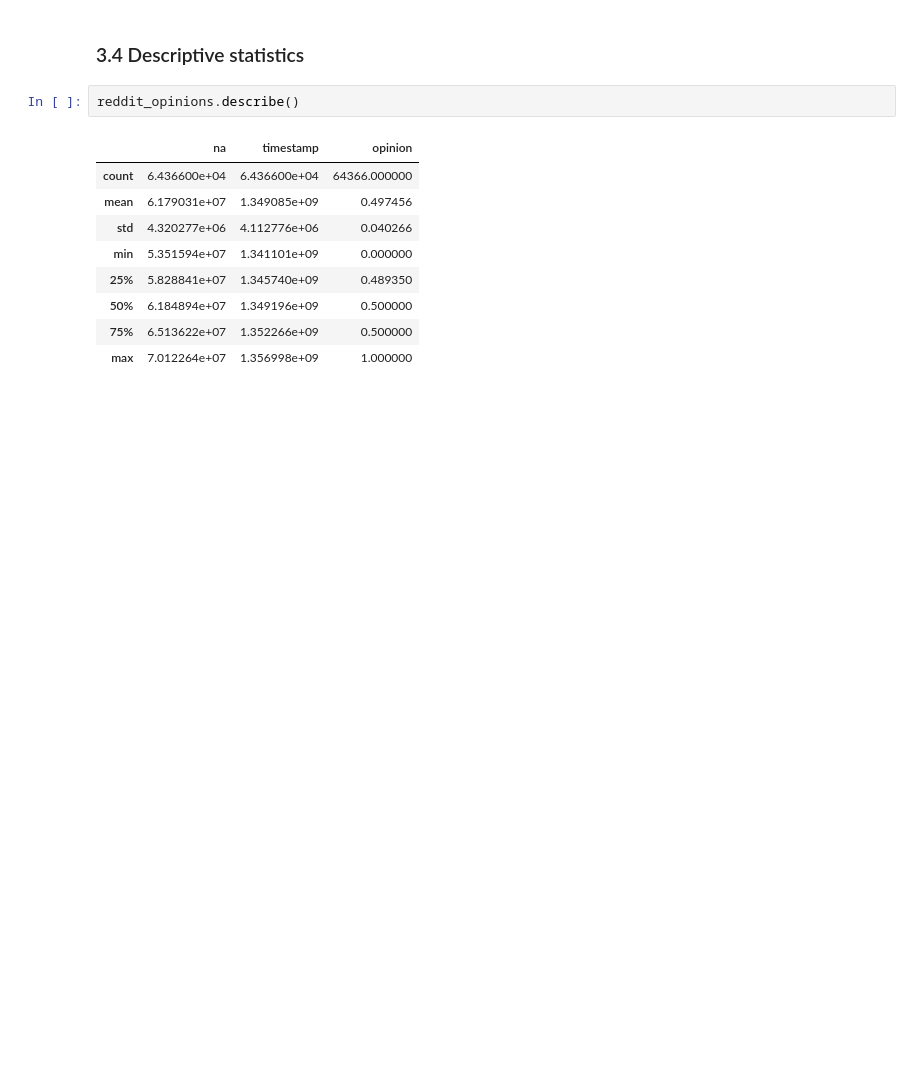
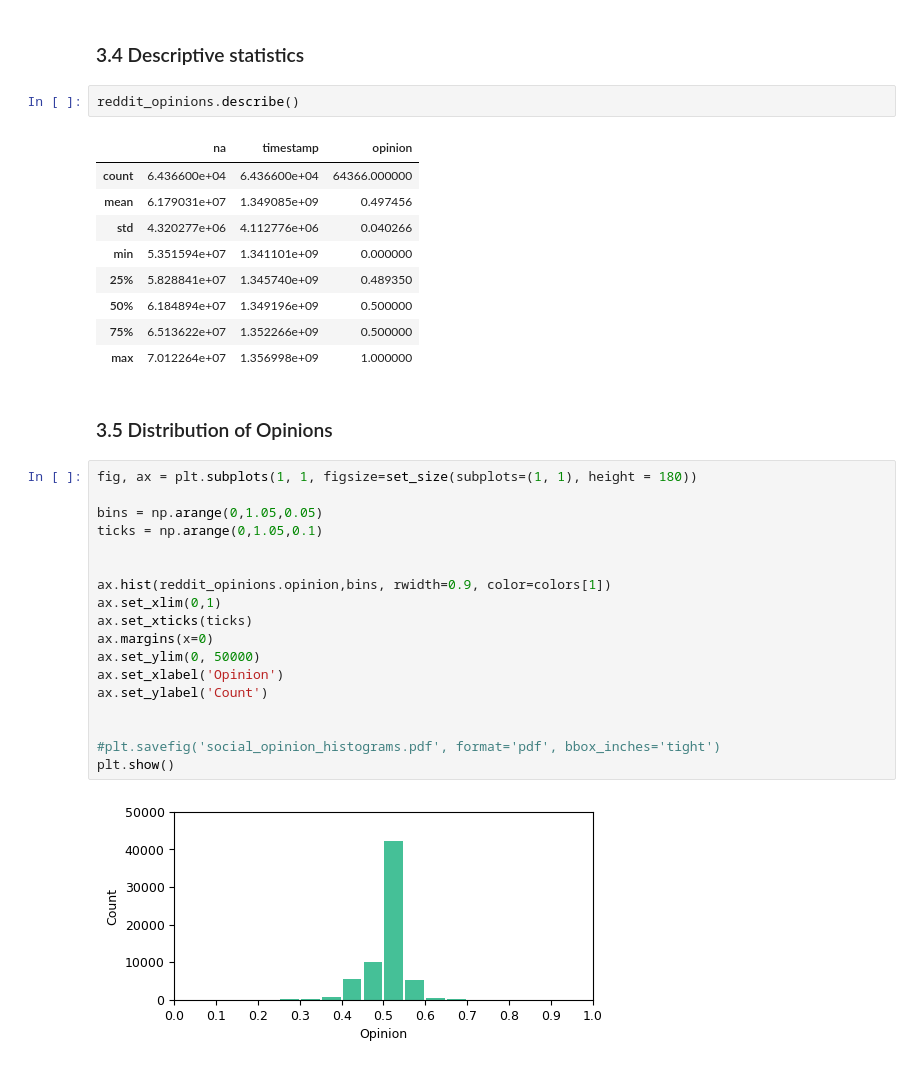
Before and after one commit to J0HNN7G/politic-polar-epsrc, a Jupyter notebook: exploration.ipynb, the cells around one changed output. Cells and saved outputs as stored; diff of their text form; blank space fills up the shorter version.

```diff
--- a/exploration.ipynb
+++ b/exploration.ipynb
@@ -779,3 +812,25 @@ reddit_opinions.describe()
 | 50% | 6.184894e+07 | 1.349196e+09 | 0.500000 |
 | 75% | 6.513622e+07 | 1.352266e+09 | 0.500000 |
 | max | 7.012264e+07 | 1.356998e+09 | 1.000000 |
+# %% [markdown]
+### 3.5 Distribution of Opinions
+# %%
+fig, ax = plt.subplots(1, 1, figsize=set_size(subplots=(1, 1), height = 180))
+
+bins = np.arange(0,1.05,0.05)
+ticks = np.arange(0,1.05,0.1)
+
+
+ax.hist(reddit_opinions.opinion,bins, rwidth=0.9, color=colors[1])
+ax.set_xlim(0,1)
+ax.set_xticks(ticks)
+ax.margins(x=0)
+ax.set_ylim(0, 50000)
+ax.set_xlabel('Opinion')
+ax.set_ylabel('Count')
+
+
+#plt.savefig('social_opinion_histograms.pdf', format='pdf', bbox_inches='tight')
+plt.show()
+# %% [output]
+[figure, added]
```
Also changed, not shown: parts of 8 cells of this notebook.
